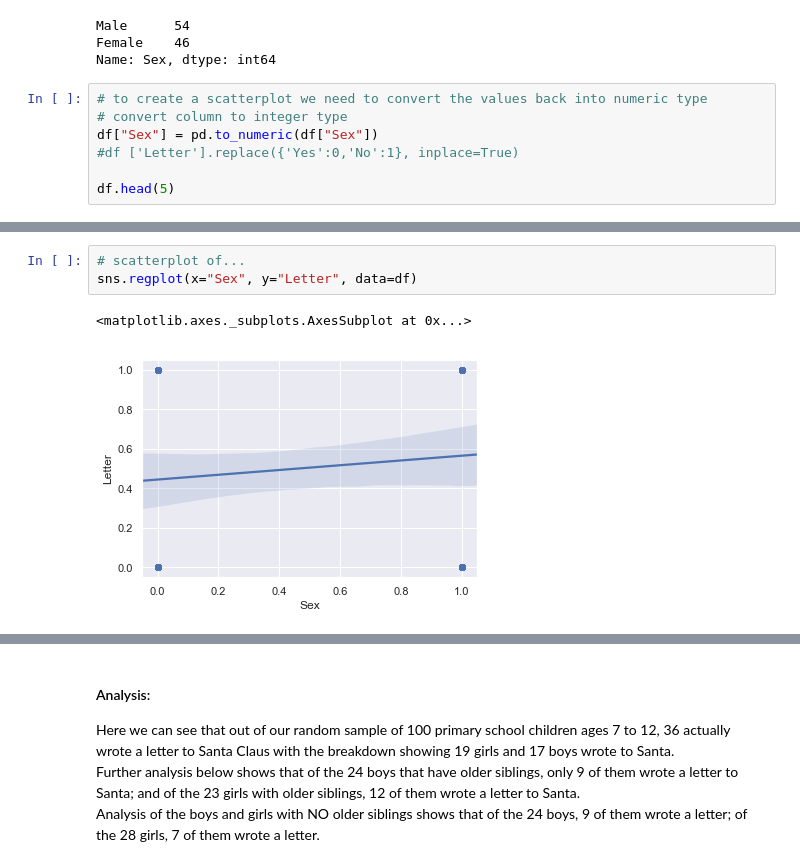
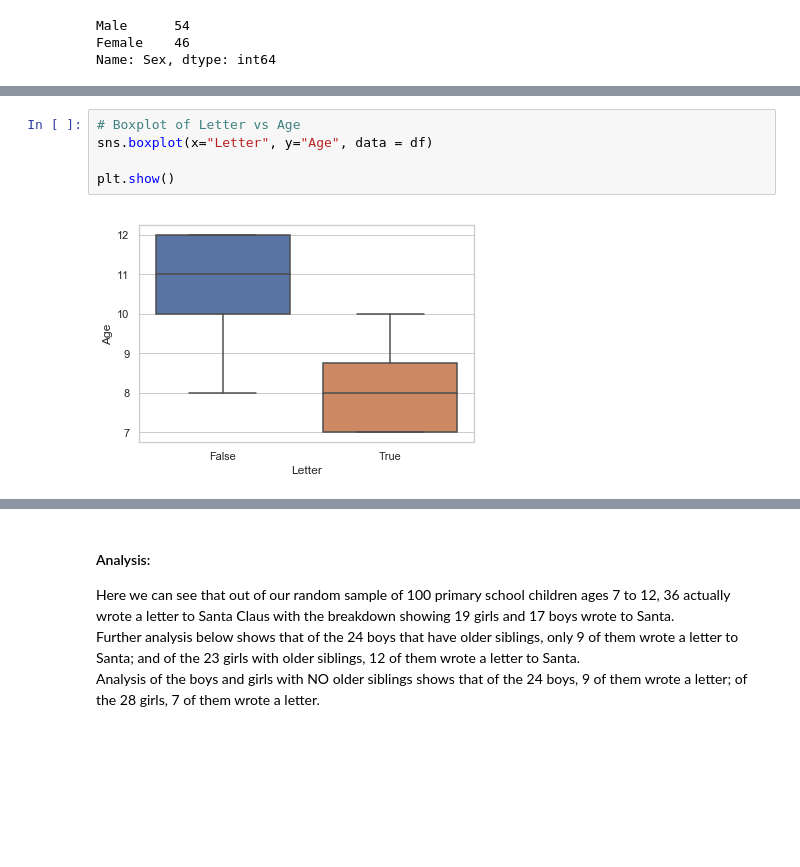
Before and after one commit to JulianConneely/Programming-for-Data-Analysis-Project-Dec18, a Jupyter notebook: Santa Claus.ipynb, the cells around one changed output, grey strips where cells are left out. Saved outputs shown, nothing was run; the diff lists cells and outputs as text; blank space fills up the shorter version.

Commit message:
Boxplot of Letter vs Age

```diff
--- a/Santa Claus.ipynb
+++ b/Santa Claus.ipynb
@@ -281,10 +281,3 @@ df['Sex'].value_counts()
 Male      54
 Female    46
 Name: Sex, dtype: int64
-# %%
-# to create a scatterplot we need to convert the values back into numeric type
-# convert column to integer type
-df["Sex"] = pd.to_numeric(df["Sex"])
-#df ['Letter'].replace({'Yes':0,'No':1}, inplace=True)
-
-df.head(5)
@@ -298,6 +284,7 @@ df.head(5)
 # %%
-# scatterplot of...
-sns.regplot(x="Sex", y="Letter", data=df)
+# Boxplot of Letter vs Age
+sns.boxplot(x="Letter", y="Age", data = df)
+
+plt.show()
 # %% [output]
-<matplotlib.axes._subplots.AxesSubplot at 0x...>
-[figure, old version]
+[figure, new version]
```
Also changed, not shown: parts of 2 cells of this notebook.
